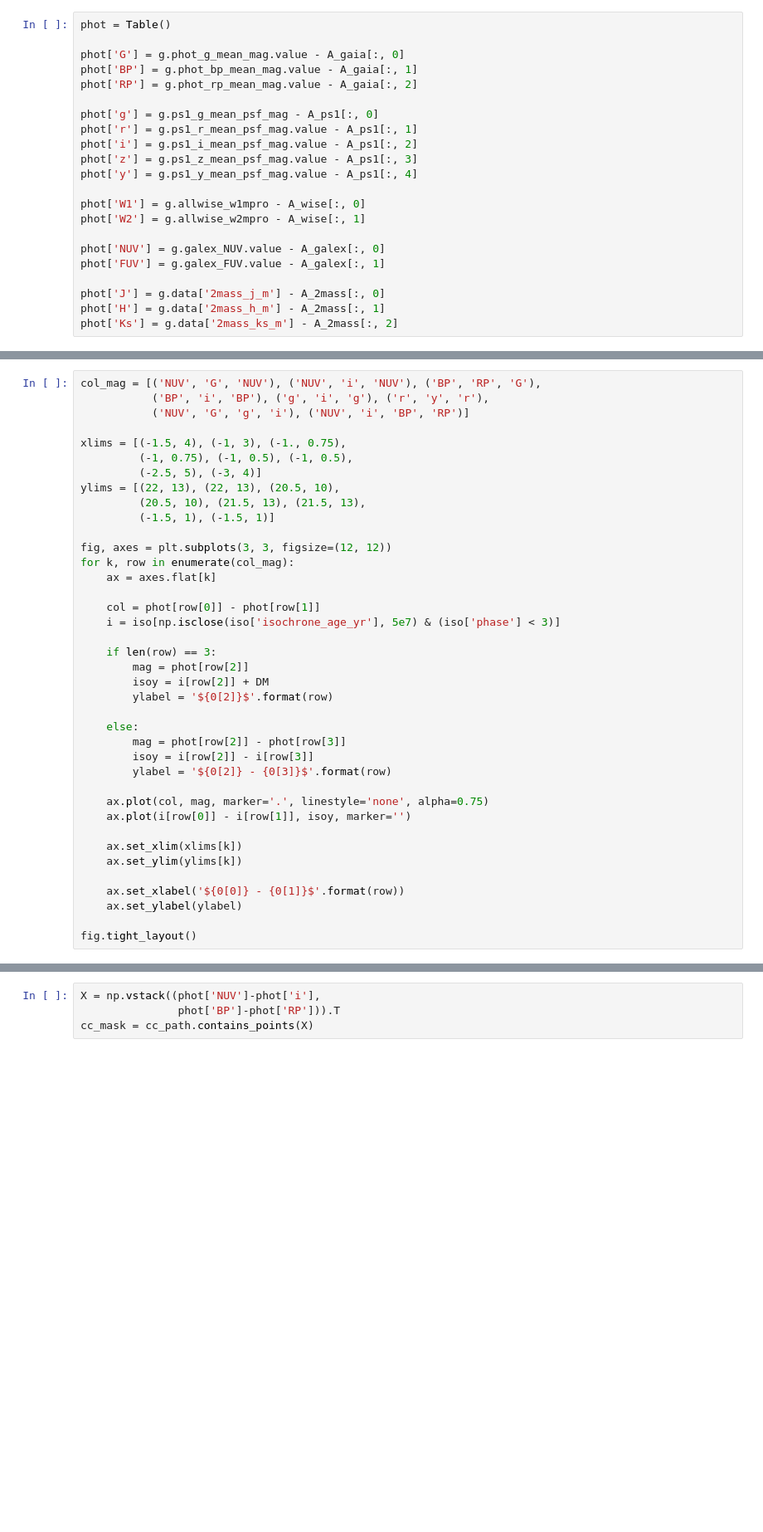
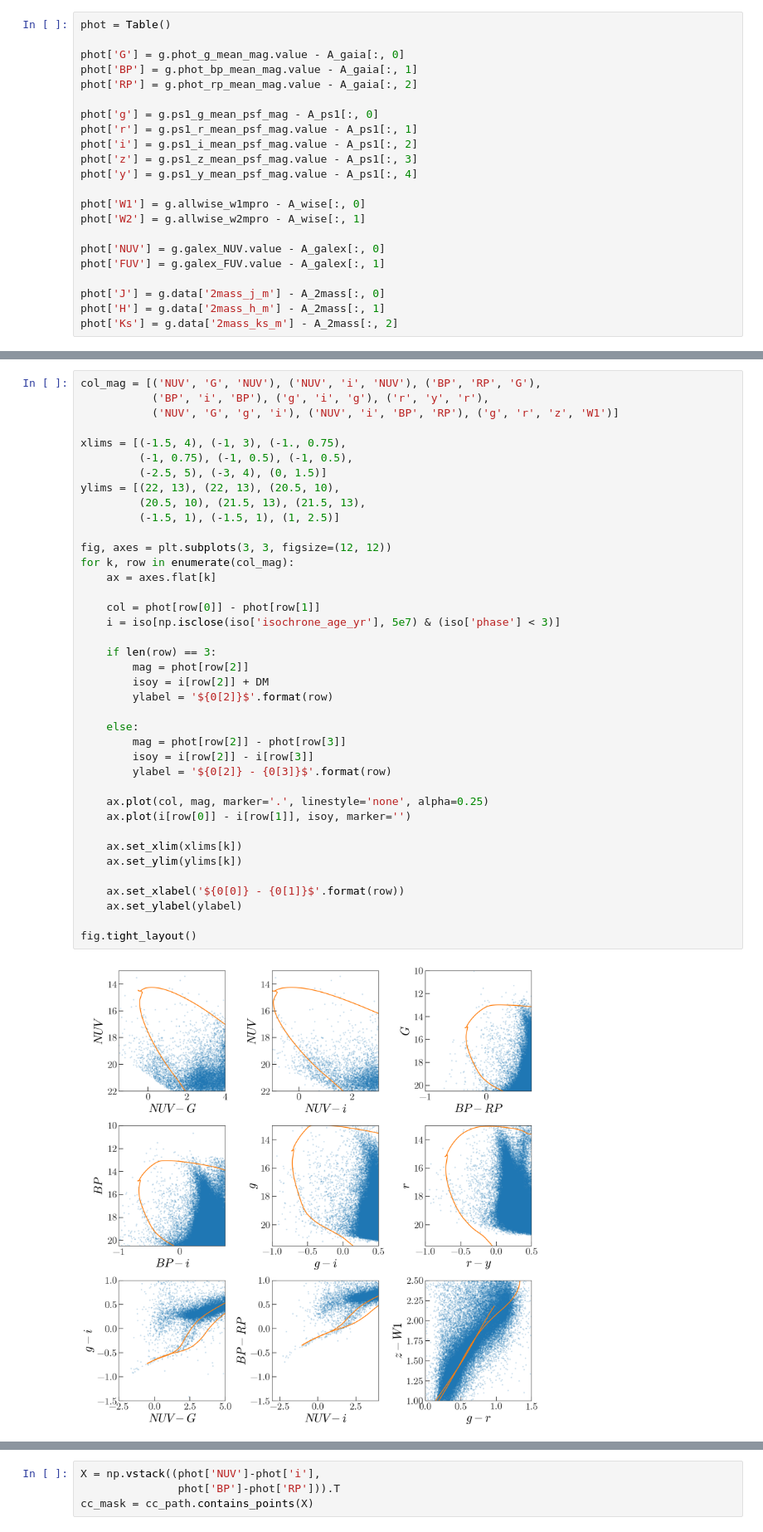
Before and after one commit to adrn/dr2-lmc-cluster, a Jupyter notebook: notebooks/LA-cluster.ipynb, the cells around one changed output, grey strips where cells are left out. Shown at 83% size. Saved outputs shown, nothing was run; the diff lists cells and outputs as text; blank space fills up the shorter version.

```diff
--- a/notebooks/LA-cluster.ipynb
+++ b/notebooks/LA-cluster.ipynb
@@ -84,42 +90,44 @@ iso.rename_column('2MASS_Ks', 'Ks')
 # %%
 col_mag = [('NUV', 'G', 'NUV'), ('NUV', 'i', 'NUV'), ('BP', 'RP', 'G'),
            ('BP', 'i', 'BP'), ('g', 'i', 'g'), ('r', 'y', 'r'),
-           ('NUV', 'G', 'g', 'i'), ('NUV', 'i', 'BP', 'RP')]
+           ('NUV', 'G', 'g', 'i'), ('NUV', 'i', 'BP', 'RP'), ('g', 'r', 'z', 'W1')]
 
 xlims = [(-1.5, 4), (-1, 3), (-1., 0.75),
          (-1, 0.75), (-1, 0.5), (-1, 0.5),
-         (-2.5, 5), (-3, 4)]
+         (-2.5, 5), (-3, 4), (0, 1.5)]
 ylims = [(22, 13), (22, 13), (20.5, 10),
          (20.5, 10), (21.5, 13), (21.5, 13),
-         (-1.5, 1), (-1.5, 1)]
+         (-1.5, 1), (-1.5, 1), (1, 2.5)]
 
 fig, axes = plt.subplots(3, 3, figsize=(12, 12))
 for k, row in enumerate(col_mag):
     ax = axes.flat[k]
 
     col = phot[row[0]] - phot[row[1]]
     i = iso[np.isclose(iso['isochrone_age_yr'], 5e7) & (iso['phase'] < 3)]
 
     if len(row) == 3:
         mag = phot[row[2]]
         isoy = i[row[2]] + DM
         ylabel = '${0[2]}$'.format(row)
 
     else:
         mag = phot[row[2]] - phot[row[3]]
         isoy = i[row[2]] - i[row[3]]
         ylabel = '${0[2]} - {0[3]}$'.format(row)
 
-    ax.plot(col, mag, marker='.', linestyle='none', alpha=0.75)
+    ax.plot(col, mag, marker='.', linestyle='none', alpha=0.25)
     ax.plot(i[row[0]] - i[row[1]], isoy, marker='')
 
     ax.set_xlim(xlims[k])
     ax.set_ylim(ylims[k])
 
     ax.set_xlabel('${0[0]} - {0[1]}$'.format(row))
     ax.set_ylabel(ylabel)
 
 fig.tight_layout()
+# %% [output]
+[figure, added]
 # %%
 fig, ax = plt.subplots(1, 1, figsize=(6, 6))
 
```
Also changed, not shown: parts of 26 cells of this notebook, 4 other files.
